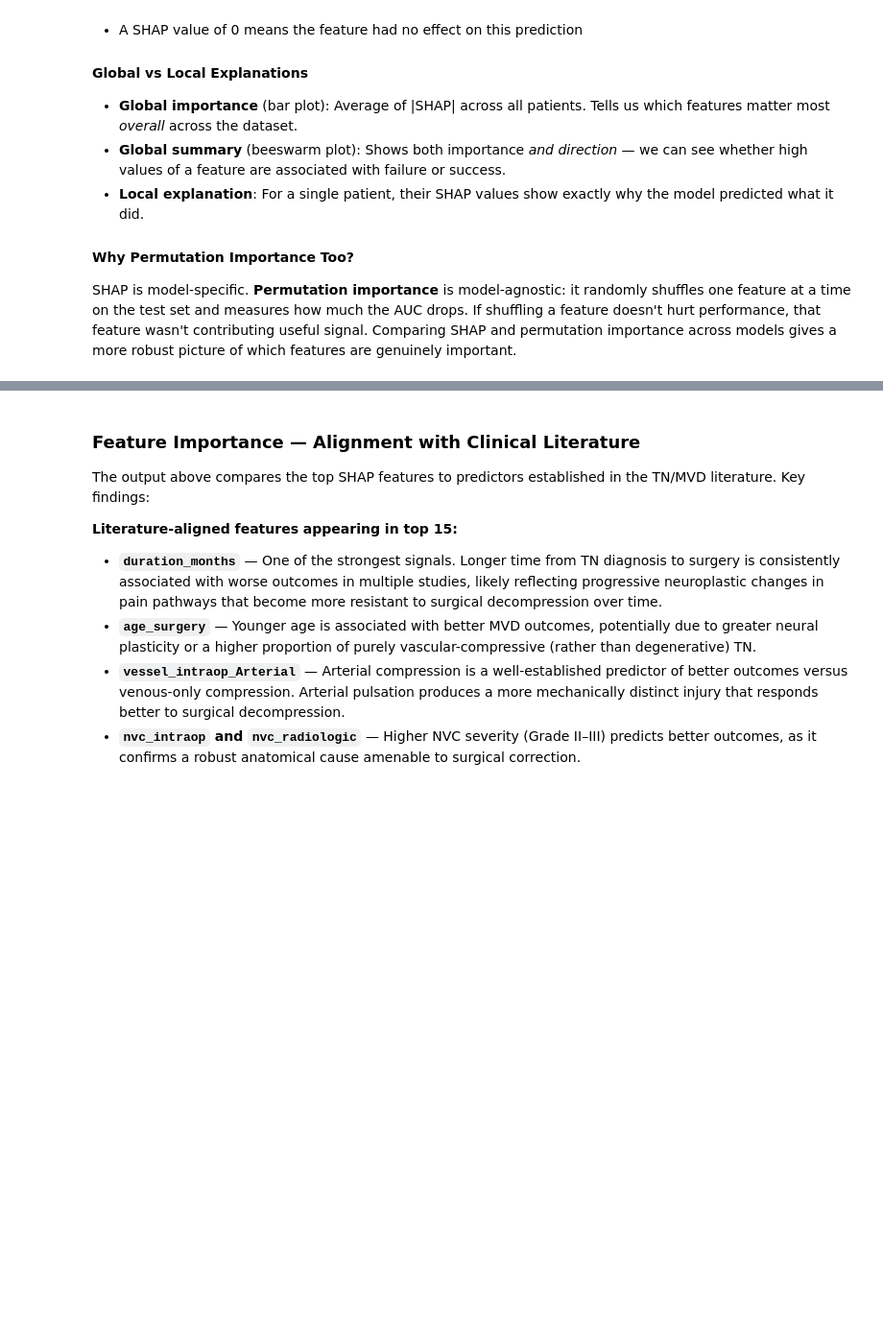
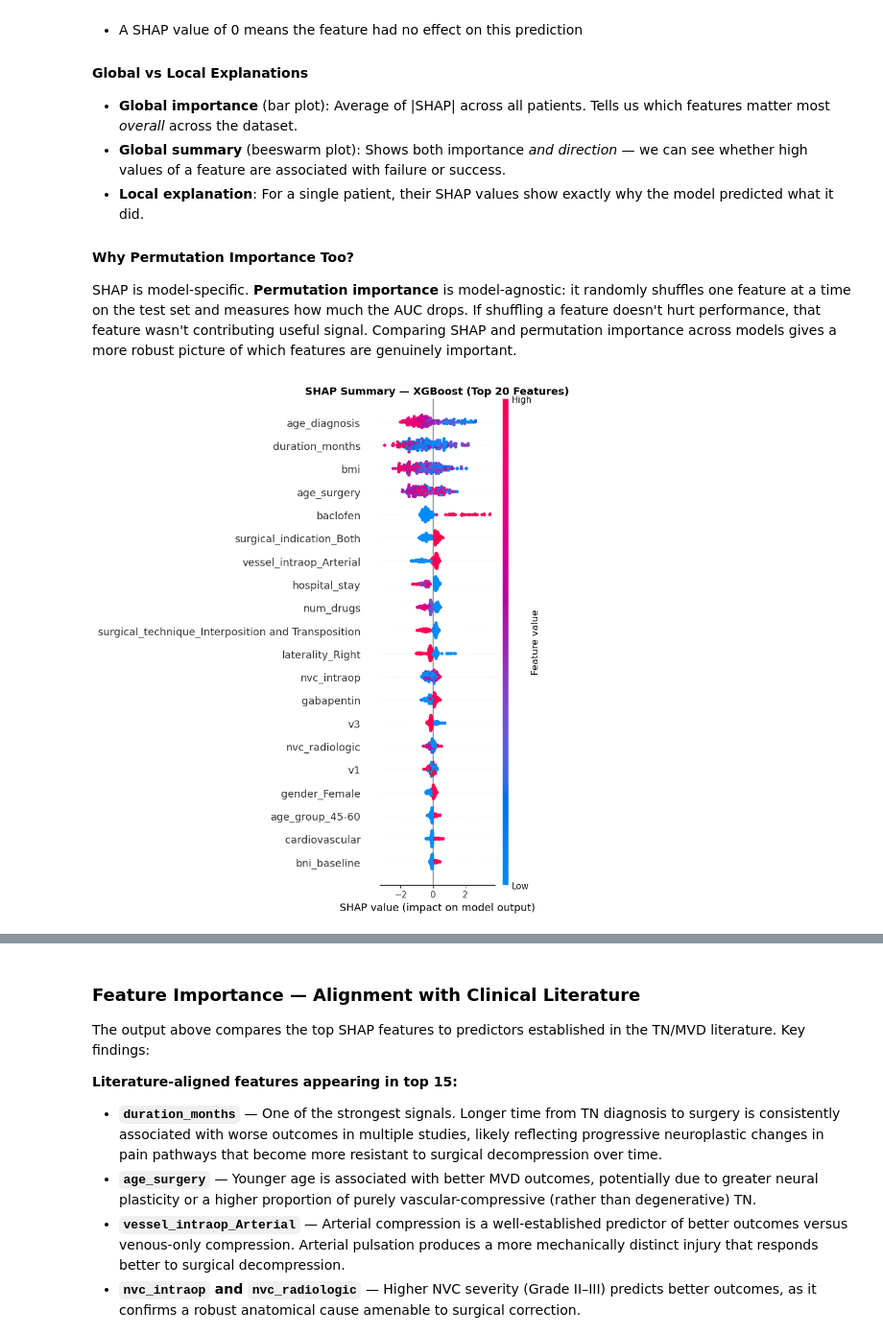
Before and after one commit to iherath/TN-MVD-outcomes, a Jupyter notebook: TN_MVD_Analysis.ipynb, the cells around one changed output, grey strips where cells are left out. Shown at 96% size. Drawn from its saved outputs; the diff is of its cells as text; code cells hidden in the pictures; blank space fills up the shorter version.

```diff
--- a/TN_MVD_Analysis.ipynb
+++ b/TN_MVD_Analysis.ipynb
@@ -947,16 +1125,18 @@ SHAP is model-specific. **Permutation importance** is model-agnostic: it randoml
 # %%
 # ── XGBoost SHAP values ──
 best_xgb_fitted = best_xgb  # already fitted
 
 explainer_xgb = shap.TreeExplainer(best_xgb_fitted)
 shap_values_xgb = explainer_xgb.shap_values(X_train_proc)
 
-# Global summary plot
-fig, ax = plt.subplots(figsize=(10, 8))
+# Global summary (beeswarm) plot
+plt.figure(figsize=(12, 10))
 shap.summary_plot(shap_values_xgb, X_train_proc, feature_names=feature_names,
                    max_display=20, show=False)
 plt.title('SHAP Summary — XGBoost (Top 20 Features)', fontweight='bold', fontsize=13)
 plt.tight_layout()
 plt.savefig('shap_summary_xgb.png', dpi=100, bbox_inches='tight')
 plt.show()
+# %% [output]
+[figure, added]
 # %%
```
Also changed, not shown: parts of 33 cells of this notebook, 2 other files.
